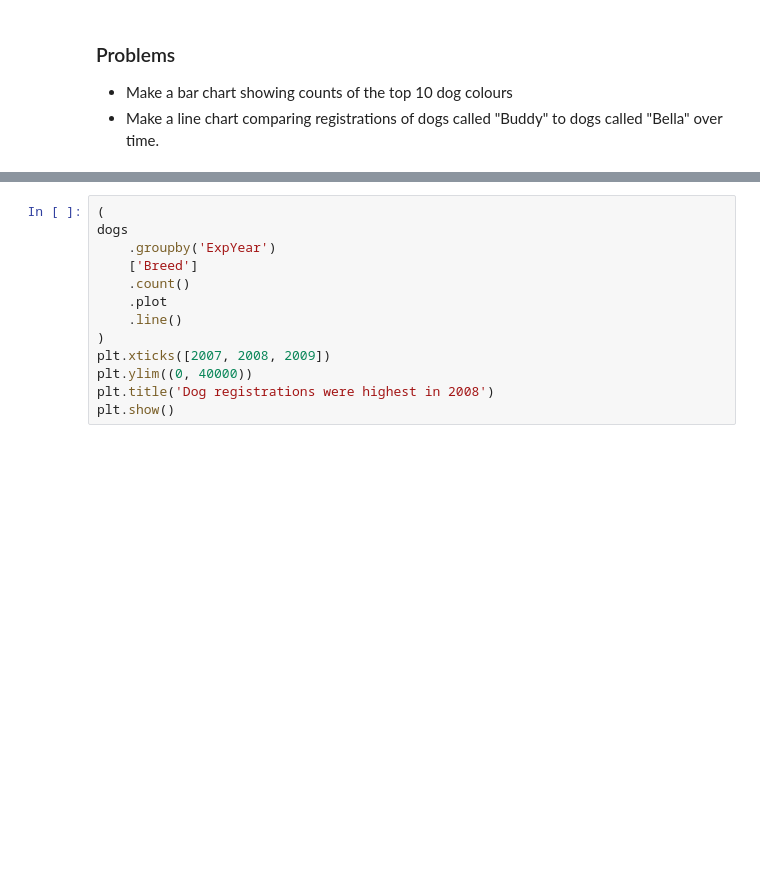
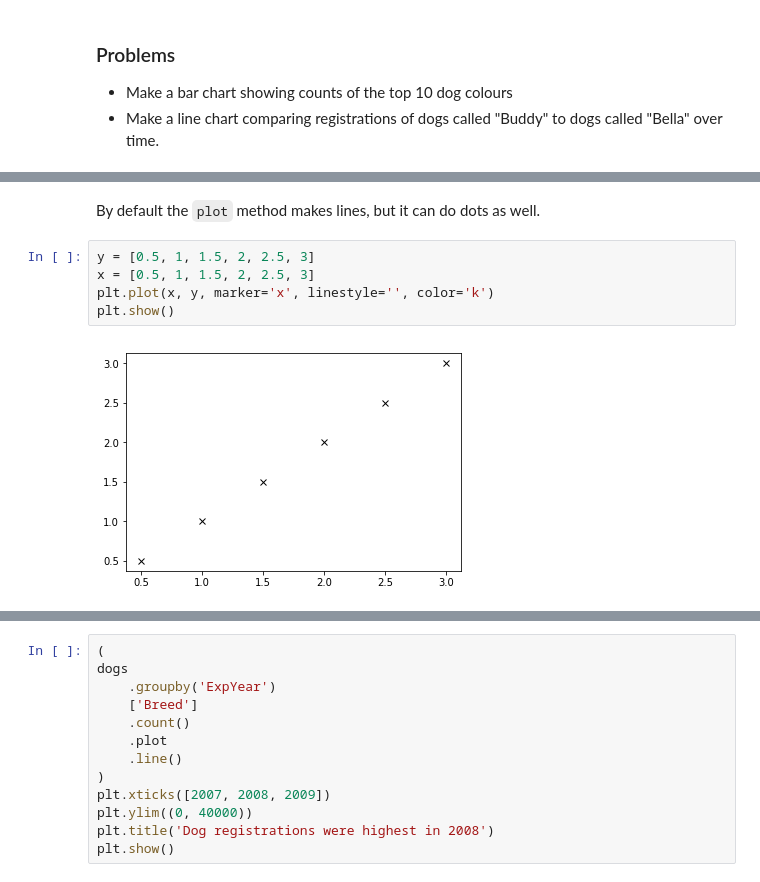
Before and after one commit to SimonCarryer/pandas_tutorial, a Jupyter notebook: Part Six - Charts.ipynb, the cells around one changed output, grey strips where cells are left out. Saved outputs shown, nothing was run; the diff lists cells and outputs as text; blank space fills up the shorter version.

```diff
--- a/Part Six - Charts.ipynb
+++ b/Part Six - Charts.ipynb
@@ -122,0 +185,9 @@ Sometimes you want to do something that's not quite supported by the built in ch
+# %% [markdown]
+By default the `plot` method makes lines, but it can do dots as well.
+# %%
+y = [0.5, 1, 1.5, 2, 2.5, 3]
+x = [0.5, 1, 1.5, 2, 2.5, 3]
+plt.plot(x, y, marker='x', linestyle='', color='k')
+plt.show()
+# %% [output]
+[figure, added]
```
Also changed, not shown: parts of 38 cells of this notebook, 5 other files.
